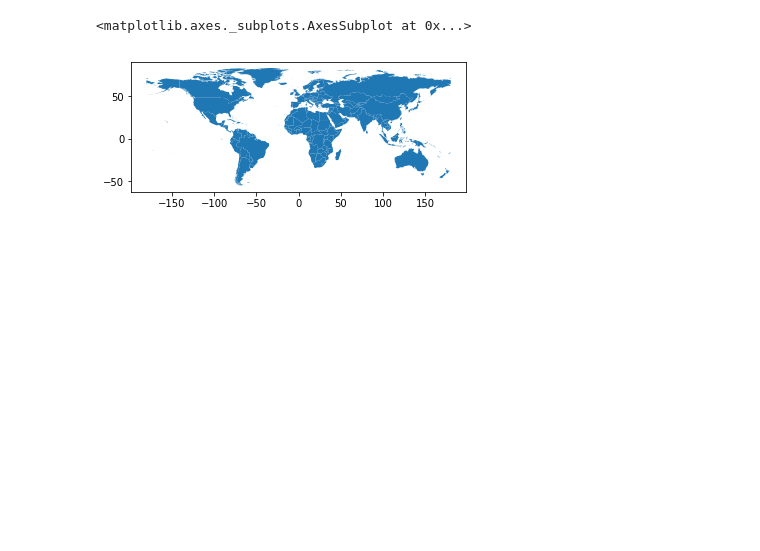
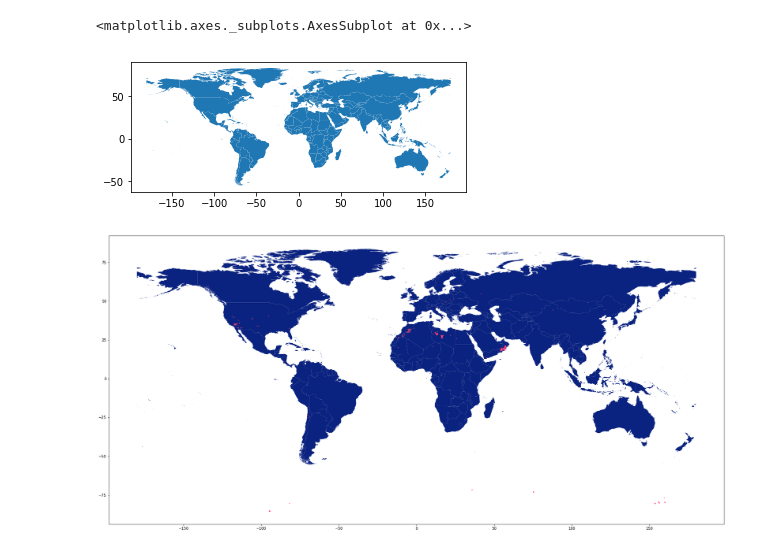
Before and after one commit to QED0711/nasa-meteorite-analysis, a Jupyter notebook: geo_plotting.ipynb, the cells around one changed output. Saved outputs shown, nothing was run; the diff lists cells and outputs as text; code cells hidden in the pictures; blank space fills up the shorter version.

Commit message:
working plot years

```diff
--- a/geo_plotting.ipynb
+++ b/geo_plotting.ipynb
@@ -43,3 +43,6 @@ df.head()
 | 2 | Abee | 6 | Valid | EH4 | 107000.0 | Fell | 1952.0 | 54.21667 | -113.00000 | (54.21667, -113.0) | ... |
 | 3 | Acapulco | 10 | Valid | Acapulcoite | 1914.0 | Fell | 1976.0 | 16.88333 | -99.90000 | (16.88333, -99.9) | ... |
 | 4 | Achiras | 370 | Valid | L6 | 780.0 | Fell | 1902.0 | -33.16667 | -64.95000 | (-33.16667, -64.95) | ... |
+# %%
+df.sort_values(by=['year'], axis = 0, inplace = True)
+df.head(10)
@@ -45,0 +61,10 @@ df.head()
+# %%
+def to_int(x):
+    try:
+        return int(x)
+    except:
+        return 0
+
+df.year = df.year.apply(to_int)
+df.year.astype("int64", inplace=True)
+type(df.year[0])
@@ -59,9 +97,28 @@ earth.plot()
 # %%
 # Plotting to see one meteor landing location:
 # make earth the base figure
-fig, ax = plt.subplots(1, figsize=(30,20))
-base = earth.plot(ax=ax, color='#0B2380',)
-
-# plotting the ISS position over the eart with navy
-geo_ISS.plot(ax=base, marker="*", markersize=10, cmap = 'jet');
-fig.savefig('ISS path')
+# fig, ax = plt.subplots(1, figsize=(30,20))
+# base = earth.plot(ax=ax, color='#0B2380',)
+# %%
+# Function to plot one year
+# geo_ISS.plot(ax=base, marker="*", markersize=10, color='#FF4179');
+# fig.savefig('ISS path')
+
+def plot_year(df, year_list, column_name_year = 'year', base_axis = base):
+    """Given a base figure will plot one years worth of locations
+
+        Keyword arguments:
+        base_figure -- the axis of a figure and subplot, will be a plot of a shapely object. This is the base that all the years will be plotted on
+        df -- pass in the geo data frame with a column that has years and a corrospointing coordinates Shapely Point objects (long, lat) to plot
+        year -- enter a year as int
+        column_name_year -- enter the column name of the year column
+
+    """
+    df_year = df[df[column_name_year] == year]
+    df_year.plot(ax=base_axis, marker=".", markersize=5,  color='#FF4179')
+# %%
+fig, ax = plt.subplots(1, figsize=(30,20))
+base = earth.plot(ax=ax, color='#0B2380')
+plot_year(geo_final, 2000, base_axis = base)
+# %% [output]
+[figure, added]
```
Also changed, not shown: parts of 6 cells of this notebook.
